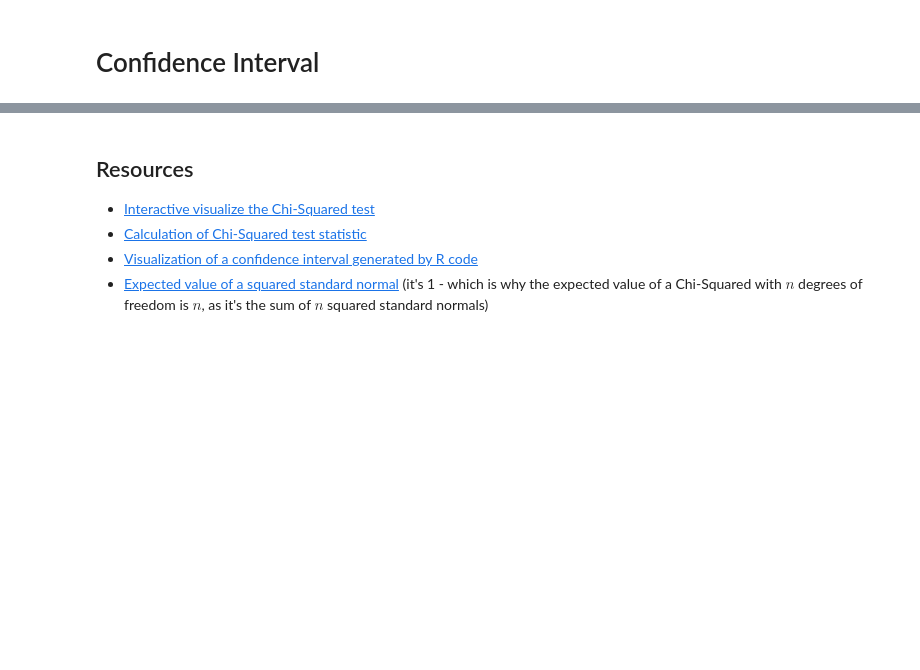
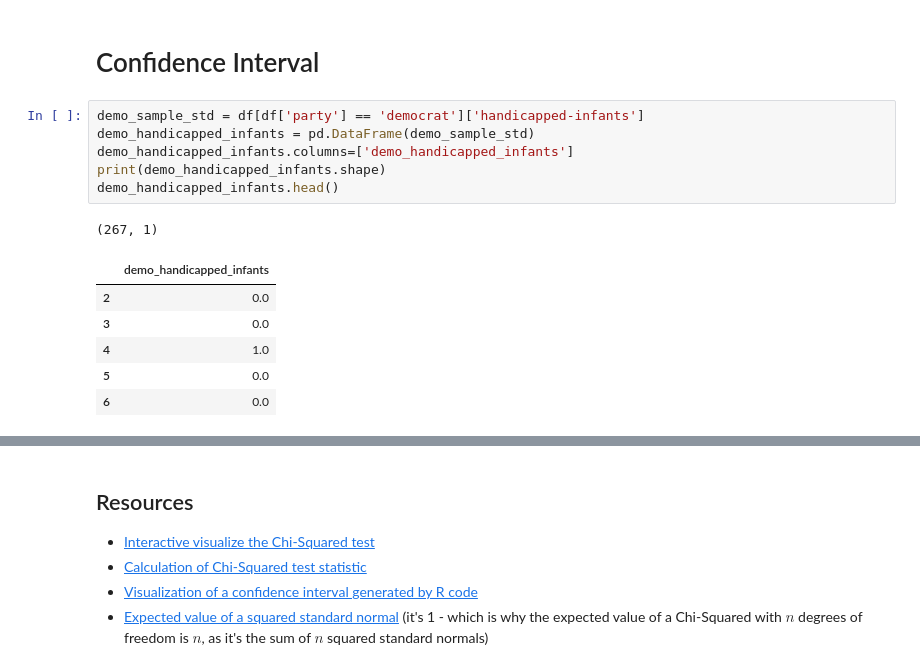
Before and after one commit to ngriggs/DS-Unit-1-Sprint-3-Statistical-Tests-and-Experiments, a Jupyter notebook: Copy_of_LS_DS6_132_Sampling_Confidence_Intervals_and_Hypothesis_Testing.ipynb, the cells around one changed output, grey strips where cells are left out. Cells and saved outputs as stored; diff of their text form; blank space fills up the shorter version.

```diff
--- a/Copy_of_LS_DS6_132_Sampling_Confidence_Intervals_and_Hypothesis_Testing.ipynb
+++ b/Copy_of_LS_DS6_132_Sampling_Confidence_Intervals_and_Hypothesis_Testing.ipynb
@@ -660,3 +660,17 @@ df.head()
 | 4 | democrat | 1.0 | 1.0 | 1.0 | 0.0 | ... |
 # %% [markdown]
 # Confidence Interval
+# %%
+demo_sample_std = df[df['party'] == 'democrat']['handicapped-infants']
+demo_handicapped_infants = pd.DataFrame(demo_sample_std)
+demo_handicapped_infants.columns=['demo_handicapped_infants']
+print(demo_handicapped_infants.shape)
+demo_handicapped_infants.head()
+# %% [output]
+(267, 1)
+|  | demo_handicapped_infants |
+| 2 | 0.0 |
+| 3 | 0.0 |
+| 4 | 1.0 |
+| 5 | 0.0 |
+| 6 | 0.0 |
```
Also changed, not shown: parts of 8 cells of this notebook.
